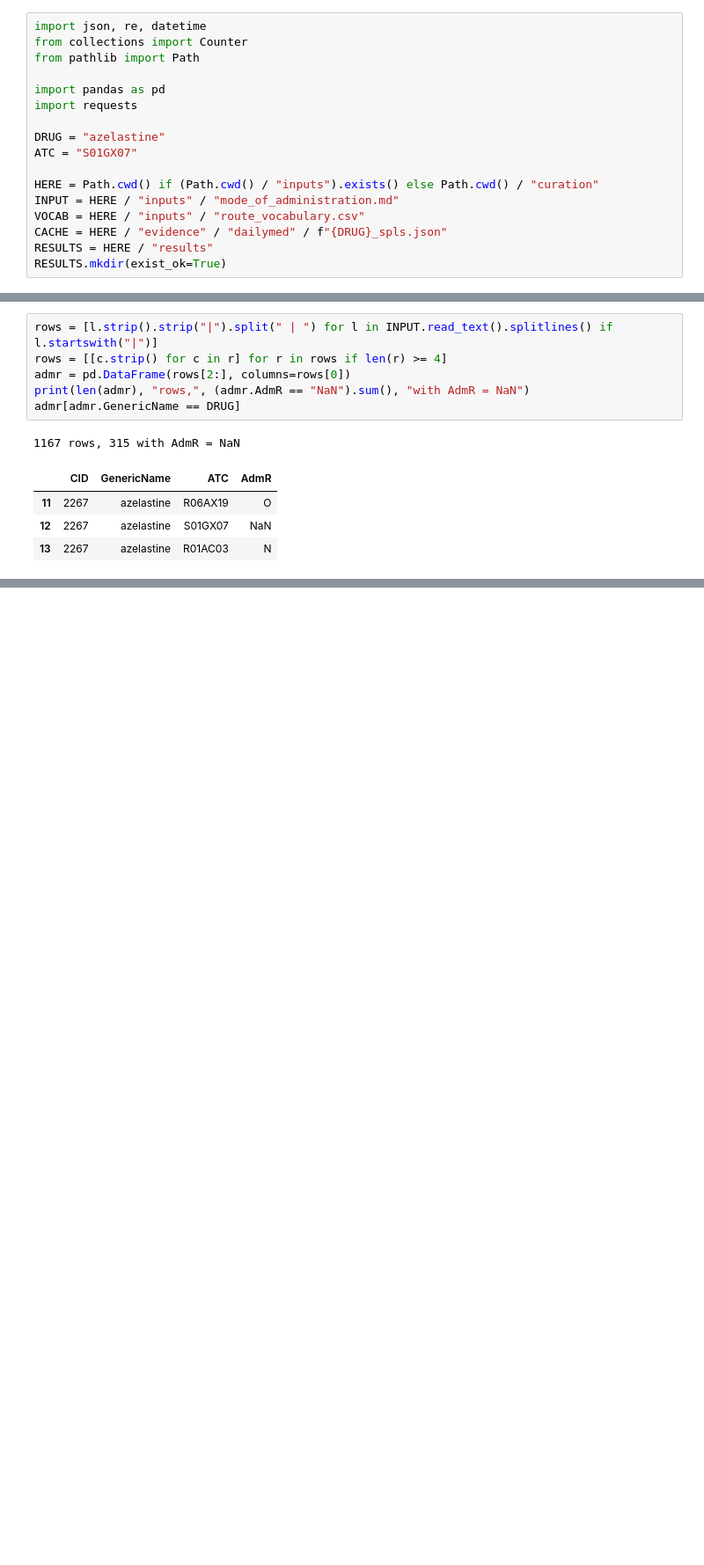
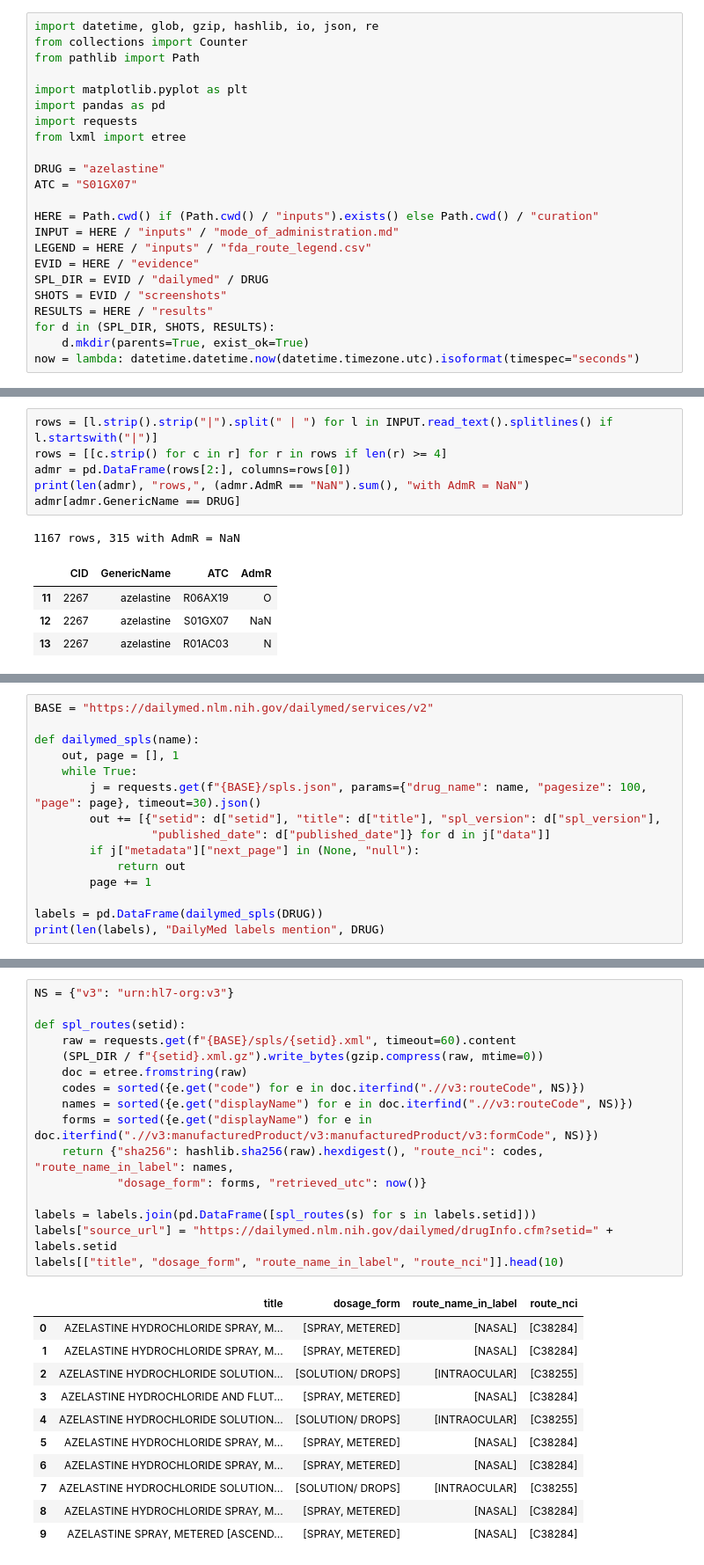
Before and after one commit to DhruvMenon2003/drug-toxicity-qsar-prediction, a Jupyter notebook: curation/admr_fill_one_drug.ipynb, the cells around one changed output, grey strips where cells are left out. Shown at 88% size. Drawn from its saved outputs; the diff is of its cells as text; blank space fills up the shorter version.

```diff
--- a/curation/admr_fill_one_drug.ipynb
+++ b/curation/admr_fill_one_drug.ipynb
@@ -14,20 +16,26 @@ The source table is never edited in place; results go to a new CSV.
 # %%
-import json, re, datetime
+import datetime, glob, gzip, hashlib, io, json, re
 from collections import Counter
 from pathlib import Path
 
+import matplotlib.pyplot as plt
 import pandas as pd
 import requests
+from lxml import etree
 
 DRUG = "azelastine"
 ATC = "S01GX07"
 
 HERE = Path.cwd() if (Path.cwd() / "inputs").exists() else Path.cwd() / "curation"
 INPUT = HERE / "inputs" / "mode_of_administration.md"
-VOCAB = HERE / "inputs" / "route_vocabulary.csv"
-CACHE = HERE / "evidence" / "dailymed" / f"{DRUG}_spls.json"
+LEGEND = HERE / "inputs" / "fda_route_legend.csv"
+EVID = HERE / "evidence"
+SPL_DIR = EVID / "dailymed" / DRUG
+SHOTS = EVID / "screenshots"
 RESULTS = HERE / "results"
-RESULTS.mkdir(exist_ok=True)
+for d in (SPL_DIR, SHOTS, RESULTS):
+    d.mkdir(parents=True, exist_ok=True)
+now = lambda: datetime.datetime.now(datetime.timezone.utc).isoformat(timespec="seconds")
 # %% [markdown]
 ## 1. Load the table and find the row
 # %%
@@ -222,0 +105,15 @@ out
+# %%
+BASE = "https://dailymed.nlm.nih.gov/dailymed/services/v2"
+
+def dailymed_spls(name):
+    out, page = [], 1
+    while True:
+        j = requests.get(f"{BASE}/spls.json", params={"drug_name": name, "pagesize": 100, "page": page}, timeout=30).json()
+        out += [{"setid": d["setid"], "title": d["title"], "spl_version": d["spl_version"],
+                 "published_date": d["published_date"]} for d in j["data"]]
+        if j["metadata"]["next_page"] in (None, "null"):
+            return out
+        page += 1
+
+labels = pd.DataFrame(dailymed_spls(DRUG))
+print(len(labels), "DailyMed labels mention", DRUG)
@@ -222,0 +122,28 @@ out
+# %%
+NS = {"v3": "urn:hl7-org:v3"}
+
+def spl_routes(setid):
+    raw = requests.get(f"{BASE}/spls/{setid}.xml", timeout=60).content
+    (SPL_DIR / f"{setid}.xml.gz").write_bytes(gzip.compress(raw, mtime=0))
+    doc = etree.fromstring(raw)
+    codes = sorted({e.get("code") for e in doc.iterfind(".//v3:routeCode", NS)})
+    names = sorted({e.get("displayName") for e in doc.iterfind(".//v3:routeCode", NS)})
+    forms = sorted({e.get("displayName") for e in doc.iterfind(".//v3:manufacturedProduct/v3:manufacturedProduct/v3:formCode", NS)})
+    return {"sha256": hashlib.sha256(raw).hexdigest(), "route_nci": codes, "route_name_in_label": names,
+            "dosage_form": forms, "retrieved_utc": now()}
+
+labels = labels.join(pd.DataFrame([spl_routes(s) for s in labels.setid]))
+labels["source_url"] = "https://dailymed.nlm.nih.gov/dailymed/drugInfo.cfm?setid=" + labels.setid
+labels[["title", "dosage_form", "route_name_in_label", "route_nci"]].head(10)
+# %% [output]
+|  | title | dosage_form | route_name_in_label | route_nci |
+| 0 | AZELASTINE HYDROCHLORIDE SPRAY, M... | [SPRAY, METERED] | [NASAL] | [C38284] |
+| 1 | AZELASTINE HYDROCHLORIDE SPRAY, M... | [SPRAY, METERED] | [NASAL] | [C38284] |
+| 2 | AZELASTINE HYDROCHLORIDE SOLUTION... | [SOLUTION/ DROPS] | [INTRAOCULAR] | [C38255] |
+| 3 | AZELASTINE HYDROCHLORIDE AND FLUT... | [SPRAY, METERED] | [NASAL] | [C38284] |
+| 4 | AZELASTINE HYDROCHLORIDE SOLUTION... | [SOLUTION/ DROPS] | [INTRAOCULAR] | [C38255] |
+| 5 | AZELASTINE HYDROCHLORIDE SPRAY, M... | [SPRAY, METERED] | [NASAL] | [C38284] |
+| 6 | AZELASTINE HYDROCHLORIDE SPRAY, M... | [SPRAY, METERED] | [NASAL] | [C38284] |
+| 7 | AZELASTINE HYDROCHLORIDE SOLUTION... | [SOLUTION/ DROPS] | [INTRAOCULAR] | [C38255] |
+| 8 | AZELASTINE HYDROCHLORIDE SPRAY, M... | [SPRAY, METERED] | [NASAL] | [C38284] |
+| 9 | AZELASTINE SPRAY, METERED [ASCEND... | [SPRAY, METERED] | [NASAL] | [C38284] |
```
Also changed, not shown: parts of 37 cells of this notebook, 59 other files.
